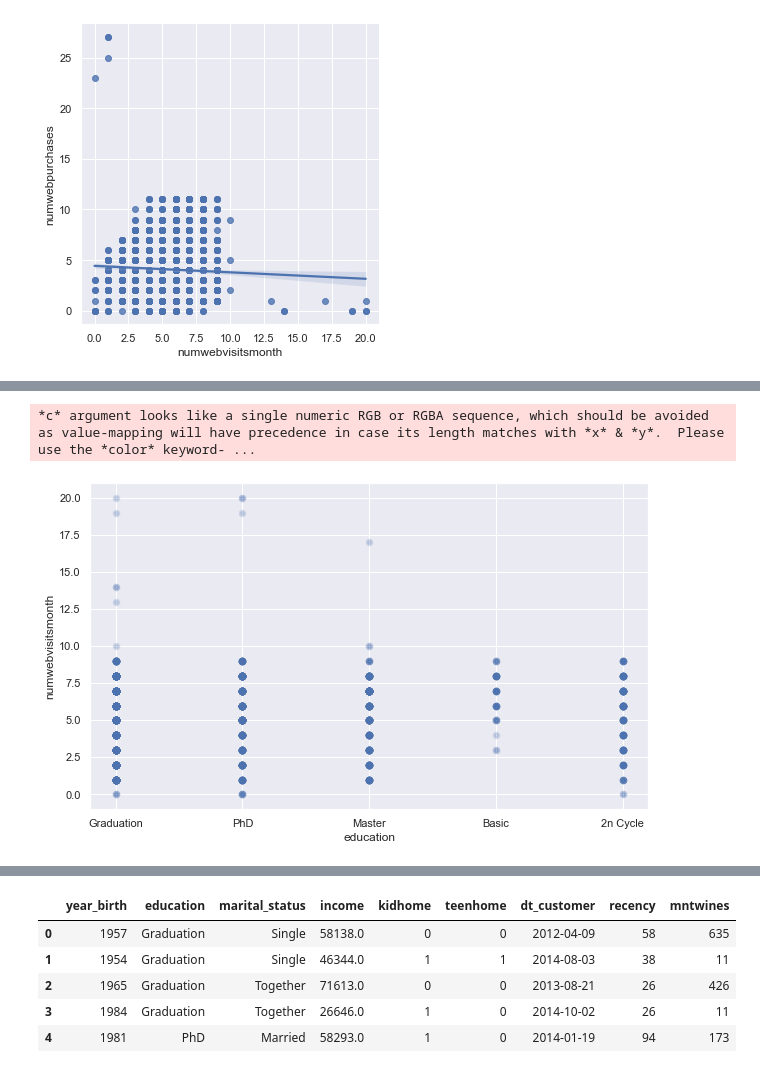
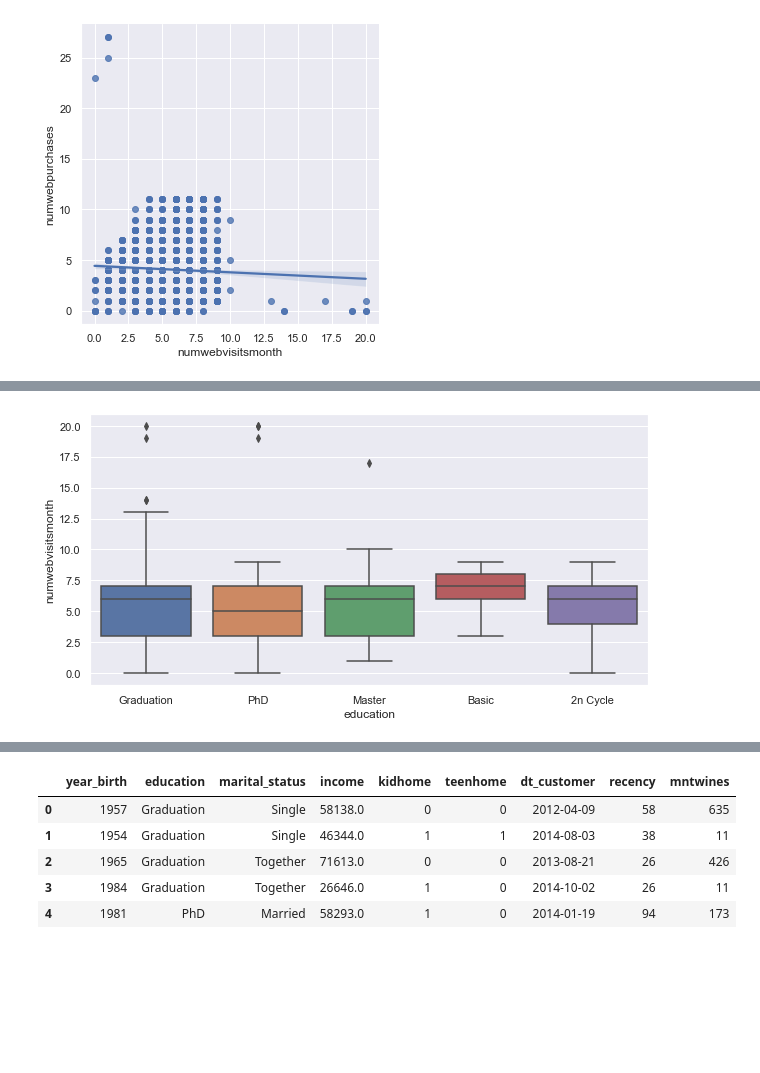
Before and after one commit to Jescolbourne/IOD, a Jupyter notebook: MiniProject_1/Mini_Project_1.ipynb, the cells around one changed output, grey strips where cells are left out. Saved outputs shown, nothing was run; the diff lists cells and outputs as text; code cells hidden in the pictures; blank space fills up the shorter version.

```diff
--- a/MiniProject_1/Mini_Project_1.ipynb
+++ b/MiniProject_1/Mini_Project_1.ipynb
@@ -331,9 +335,9 @@ plt.show()
 # %%
-cp1.plot.scatter('education','numwebvisitsmonth', linewidths = 3, alpha=0.2)
+plt.figure(figsize=(10,5))
+sns.boxplot(y='numwebvisitsmonth', x='education', data=cp1)
 plt.show()
 # %% [output]
-*c* argument looks like a single numeric RGB or RGBA sequence, which should be avoided as value-mapping will have precedence in case its length matches with *x* & *y*.  Please use the *color* keyword- ...
-[figure, old version]
+[figure, new version]
 # %%
 cp1.columns
 # %% [output]
```
Also changed, not shown: parts of 81 cells of this notebook, 1 other file.
